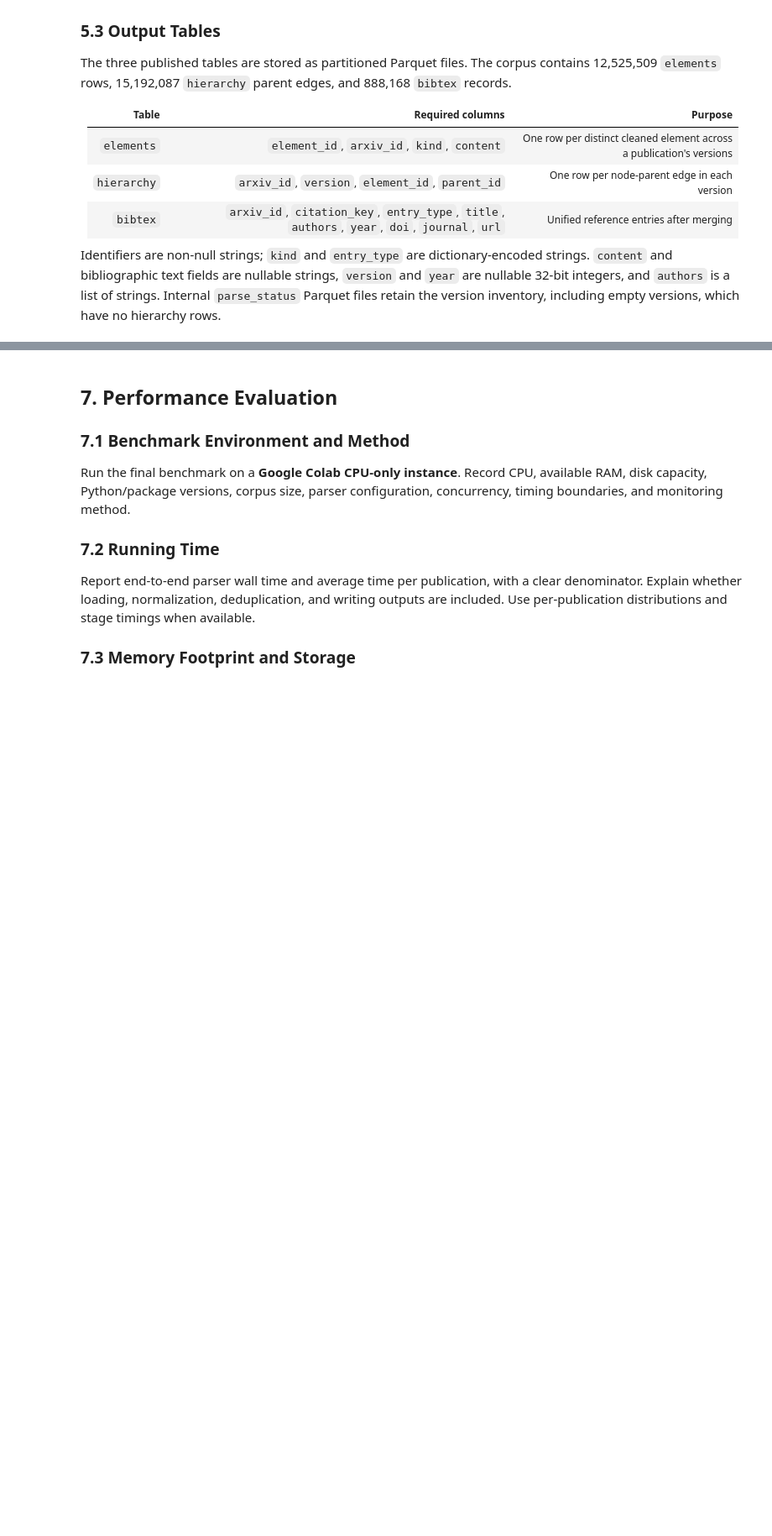
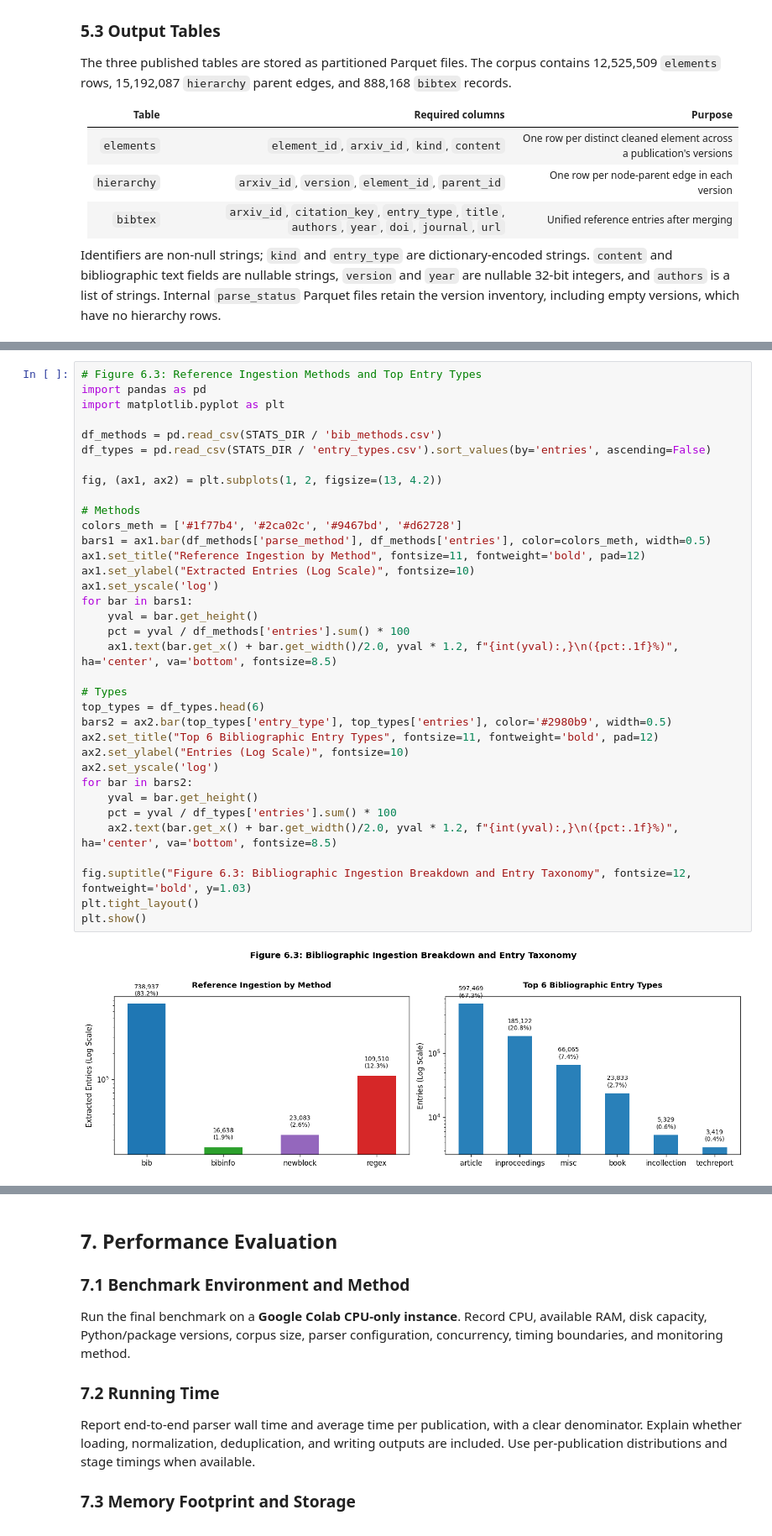
Before and after one commit to DuyNhat1705/Intro2DS-Group3-Report, a Jupyter notebook: Reports/Report2.ipynb, the cells around one changed output, grey strips where cells are left out. Shown at 84% size. Saved outputs shown, nothing was run; the diff lists cells and outputs as text; blank space fills up the shorter version.

```diff
--- a/Reports/Report2.ipynb
+++ b/Reports/Report2.ipynb
@@ -187,0 +370,37 @@ Explain unusual distributions, version differences, failure categories, and the
+# %%
+# Figure 6.3: Reference Ingestion Methods and Top Entry Types
+import pandas as pd
+import matplotlib.pyplot as plt
+
+df_methods = pd.read_csv(STATS_DIR / 'bib_methods.csv')
+df_types = pd.read_csv(STATS_DIR / 'entry_types.csv').sort_values(by='entries', ascending=False)
+
+fig, (ax1, ax2) = plt.subplots(1, 2, figsize=(13, 4.2))
+
+# Methods
+colors_meth = ['#1f77b4', '#2ca02c', '#9467bd', '#d62728']
+bars1 = ax1.bar(df_methods['parse_method'], df_methods['entries'], color=colors_meth, width=0.5)
+ax1.set_title("Reference Ingestion by Method", fontsize=11, fontweight='bold', pad=12)
+ax1.set_ylabel("Extracted Entries (Log Scale)", fontsize=10)
+ax1.set_yscale('log')
+for bar in bars1:
+    yval = bar.get_height()
+    pct = yval / df_methods['entries'].sum() * 100
+    ax1.text(bar.get_x() + bar.get_width()/2.0, yval * 1.2, f"{int(yval):,}\n({pct:.1f}%)", ha='center', va='bottom', fontsize=8.5)
+
+# Types
+top_types = df_types.head(6)
+bars2 = ax2.bar(top_types['entry_type'], top_types['entries'], color='#2980b9', width=0.5)
+ax2.set_title("Top 6 Bibliographic Entry Types", fontsize=11, fontweight='bold', pad=12)
+ax2.set_ylabel("Entries (Log Scale)", fontsize=10)
+ax2.set_yscale('log')
+for bar in bars2:
+    yval = bar.get_height()
+    pct = yval / df_types['entries'].sum() * 100
+    ax2.text(bar.get_x() + bar.get_width()/2.0, yval * 1.2, f"{int(yval):,}\n({pct:.1f}%)", ha='center', va='bottom', fontsize=8.5)
+
+fig.suptitle("Figure 6.3: Bibliographic Ingestion Breakdown and Entry Taxonomy", fontsize=12, fontweight='bold', y=1.03)
+plt.tight_layout()
+plt.show()
+# %% [output]
+[figure, added]
```
Also changed, not shown: parts of 12 cells of this notebook, 1 other file.
